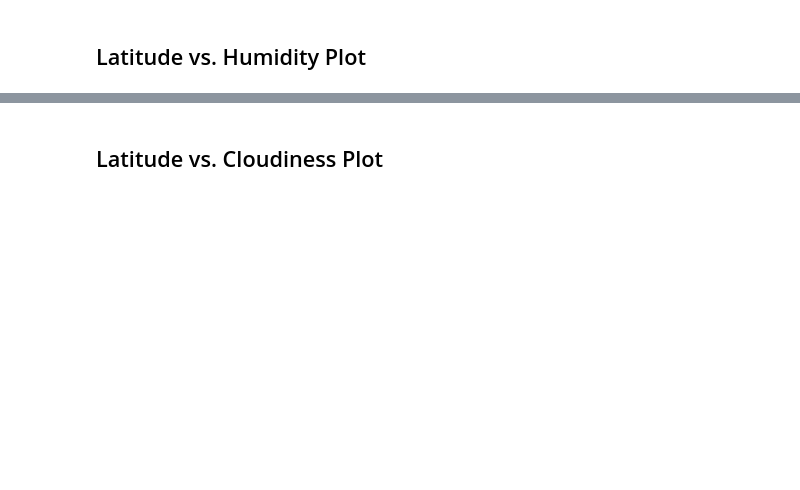
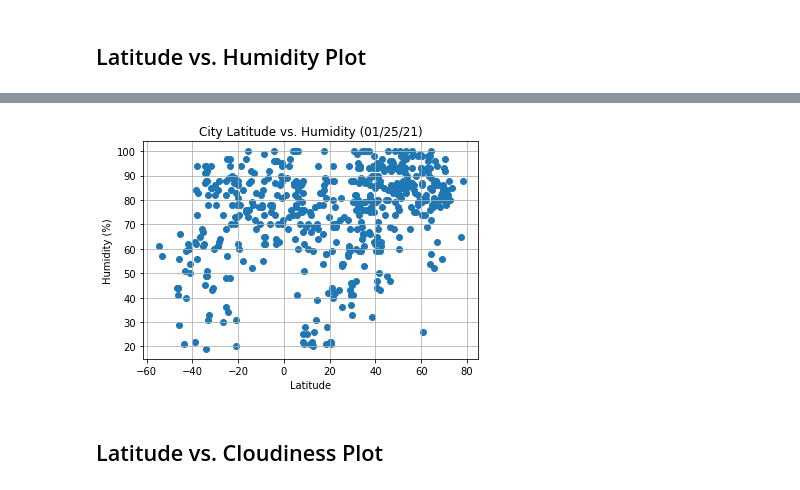
Before and after one commit to jaryan77/Whats-the-Weather-Like, a Jupyter notebook: WeatherPy/WeatherPy_starter.ipynb, the cells around one changed output, grey strips where cells are left out. Drawn from its saved outputs; the diff is of its cells as text; code cells hidden in the pictures; blank space fills up the shorter version.

Commit message:
scatter plots done

```diff
--- a/WeatherPy/WeatherPy_starter.ipynb
+++ b/WeatherPy/WeatherPy_starter.ipynb
@@ -231,2 +226,12 @@ plt.show()
+# %%
+plt.scatter(clean_city_data["Lat"],clean_city_data["Humidity"])#, markeredgecolor=k, markeredgewidth="0.5")
+plt.ylabel("Humidity (%)")
+plt.xlabel("Latitude")
+plt.title("City Latitude vs. Humidity (%s)" % time.strftime("%x"))
+plt.grid(True)
+#plt.savefig("output_data/lat_vs_temp.png")
+plt.show()
+# %% [output]
+[figure, added]
 # %% [markdown]
 ## Latitude vs. Cloudiness Plot
```
Also changed, not shown: parts of 8 cells of this notebook.
